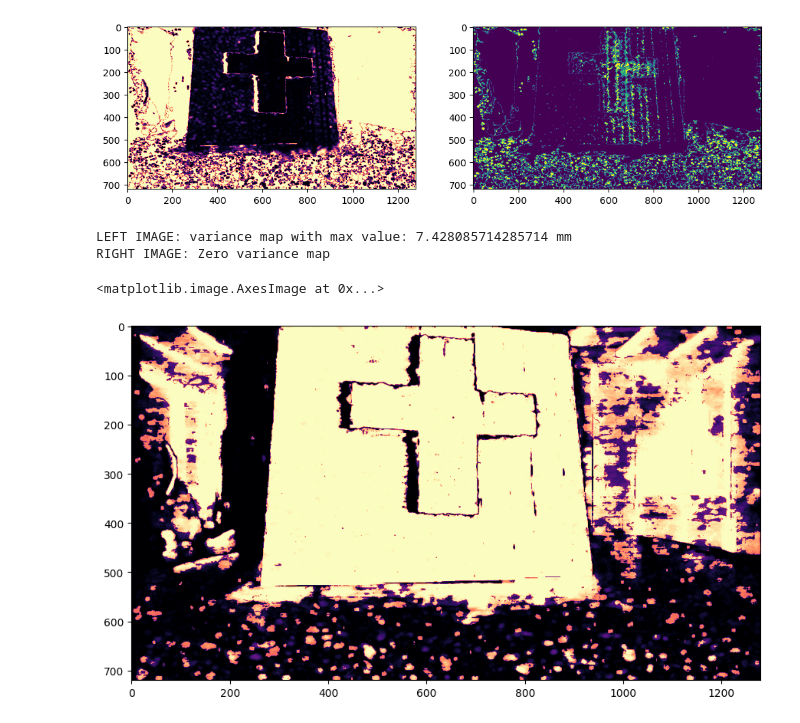
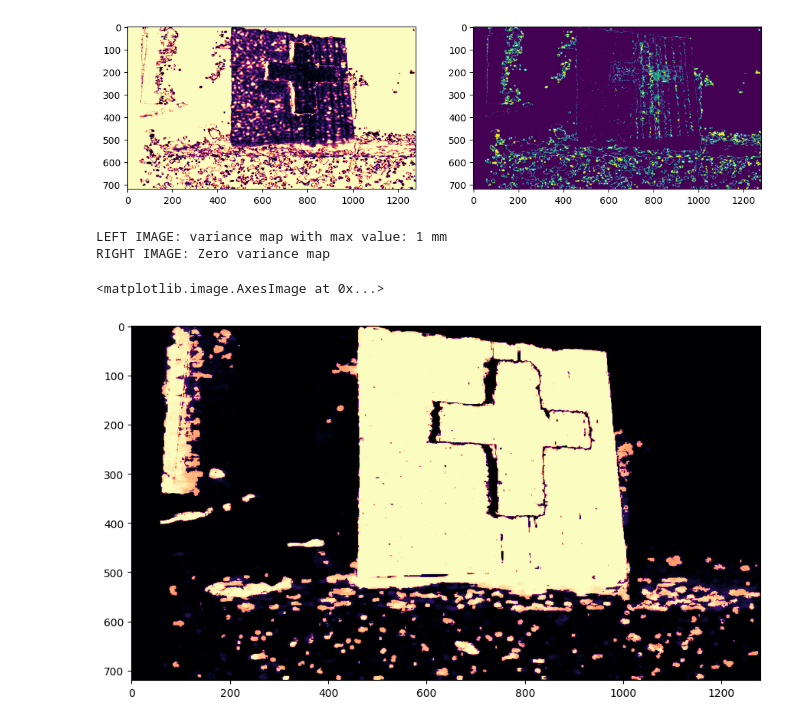
Before and after one commit to jacobuu/point_cloud, a Jupyter notebook: point_cloud.ipynb, the cells around one changed output. Drawn from its saved outputs; the diff is of its cells as text; code cells hidden in the pictures.

```diff
--- a/point_cloud.ipynb
+++ b/point_cloud.ipynb
@@ -129,0 +140,2 @@ zero_variance_indexes.shape[0] / (1280*720)
+# %%
+d_l, v_l, m_l, in_l, col_l, d_r, v_r, m_r, in_r, col_r, intr_left, intr_right = acquire(90)
@@ -131,25 +157,25 @@ zero_variance_indexes.shape[0] / (1280*720)
 from matplotlib import pyplot as plt
 plt.figure(figsize=(12,6))
 plt.subplot(1,2,1)
-plt.imshow(variance_image, cmap="magma")
-cv2.imwrite("varianza zero.png", variance_image)
+plt.imshow(variance_image_l, cmap="magma")
+cv2.imwrite("varianza zero.png", variance_image_l)
 plt.subplot(1,2,2)
-plt.imshow(zero_variance_image)
+plt.imshow(zero_variance_image_l)
 plt.show()
-print(f'LEFT IMAGE: variance map with max value: {threshold} mm\nRIGHT IMAGE: Zero variance map')
+print(f'LEFT IMAGE: variance map with max value: {threshold_l} mm\nRIGHT IMAGE: Zero variance map')
 # %% [output]
-[figure, old version]
+[figure, new version]
-LEFT IMAGE: variance map with max value: 7.428085714285714 mm
+LEFT IMAGE: variance map with max value: 1 mm
 RIGHT IMAGE: Zero variance map
 # %%
 # Inliers map
 from scipy.interpolate import interp1d
 
-m = interp1d([inliers.min(),inliers.max()],[0,255])
-inliers_map = m(inliers)
+m = interp1d([in_l.min(),in_l.max()],[0,255])
+inliers_map = m(in_l)
 plt.figure(figsize=(12,6))
 plt.imshow(inliers_map, cmap="magma")
 # %% [output]
 <matplotlib.image.AxesImage at 0x...>
-[figure, old version]
+[figure, new version]
 # %%
```
Also changed, not shown: parts of 19 cells of this notebook, 6 other files.
